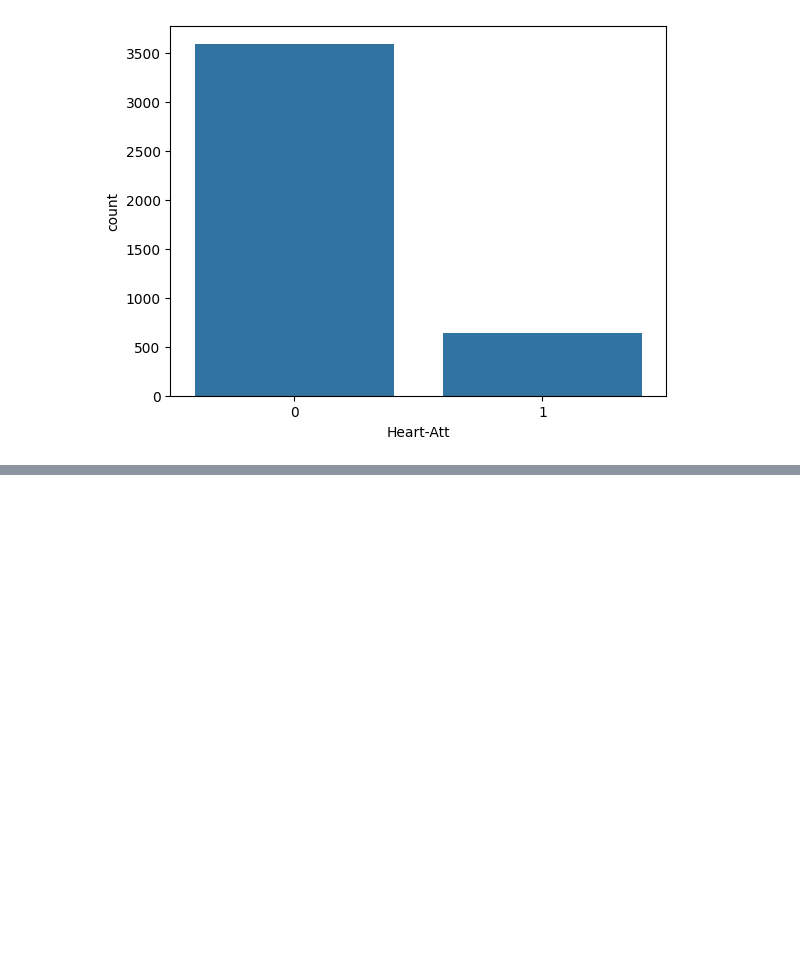
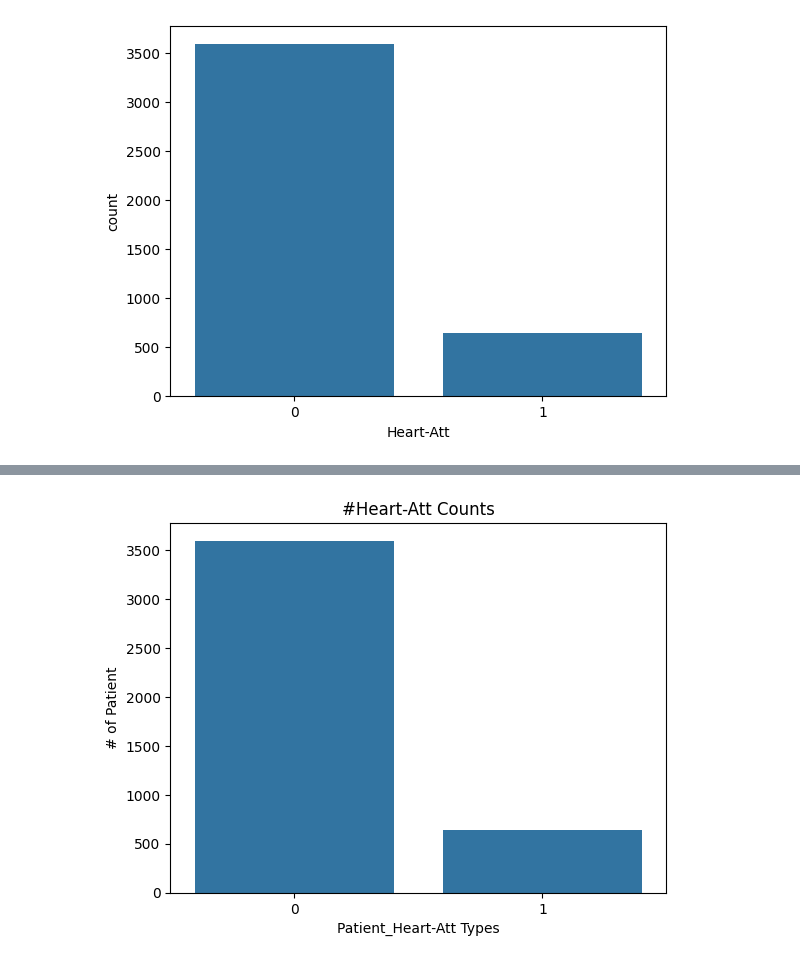
Before and after one commit to RaviSoni804426/AI-Code, a Jupyter notebook: PWIOI Class/heartpatiec.ipynb, the cells around one changed output, grey strips where cells are left out. Drawn from its saved outputs; the diff is of its cells as text; code cells hidden in the pictures; blank space fills up the shorter version.

```diff
--- a/PWIOI Class/heartpatiec.ipynb
+++ b/PWIOI Class/heartpatiec.ipynb
@@ -144,0 +145,2 @@ import collections  # For specialized container data types
+# %%
+data.drop(columns=['Unnamed: 16', 'Unnamed: 17', 'Unnamed: 18', 'Unnamed: 19', 'Unnamed: 20', 'Unnamed: 21'], inplace=True)
@@ -144,0 +167,7 @@ import collections  # For specialized container data types
+# %%
+sns.countplot(data=data,x='Heart-Att');
+plt.title('#Heart-Att Counts');
+plt.xlabel('Patient_Heart-Att Types');
+plt.ylabel('# of Patient');
+# %% [output]
+[figure, added]
```
Also changed, not shown: parts of 9 cells of this notebook.
